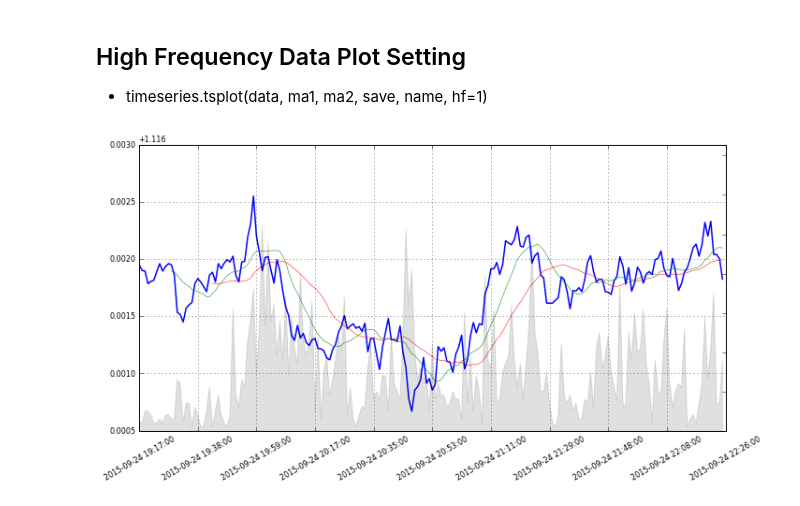
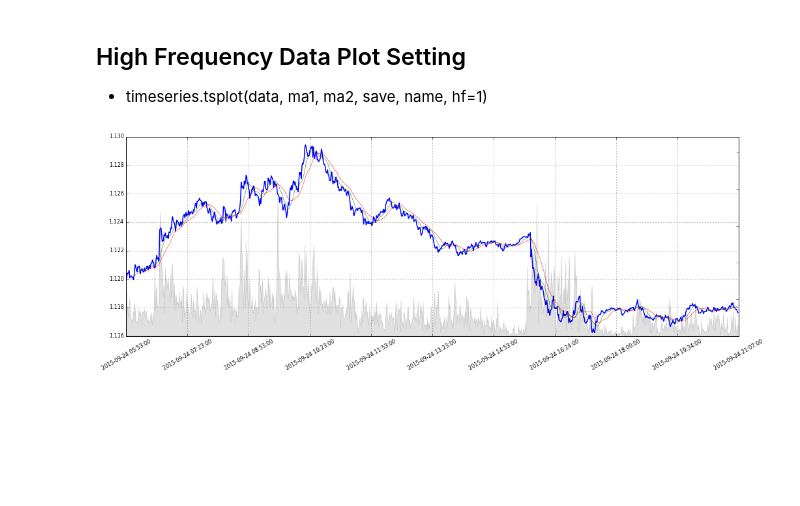
Before and after one commit to Cloud-hyh/OANDA-Forex, a Jupyter notebook: notes2.ipynb, the cells around one changed output. Saved outputs shown, nothing was run; the diff lists cells and outputs as text; code cells hidden in the pictures; blank space fills up the shorter version.

```diff
--- a/notes2.ipynb
+++ b/notes2.ipynb
@@ -55,6 +55,7 @@ tsplot(get_data(api, count=5000, granularity='M5', instrument='USD_JPY'),
 
 * timeseries.tsplot(data, ma1, ma2, save, name, hf=1)
 # %%
-tsplot(get_data(api, count=200, granularity='M1', instrument='EUR_USD'),save=0,hf=1)
+tsplot(get_data(api, count=1000, granularity='M1', instrument='EUR_USD'),save=1,
+       hf=1,name="USDJPY_M1HF_20150924")
 # %% [output]
-[figure, old version]
+[figure, new version]
```
Also changed, not shown: parts of 2 cells of this notebook.
